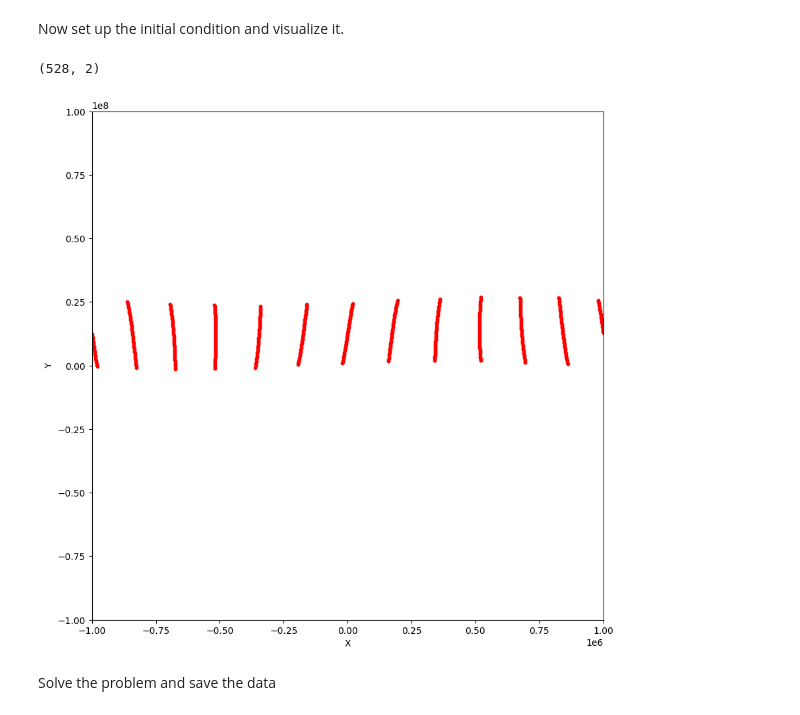
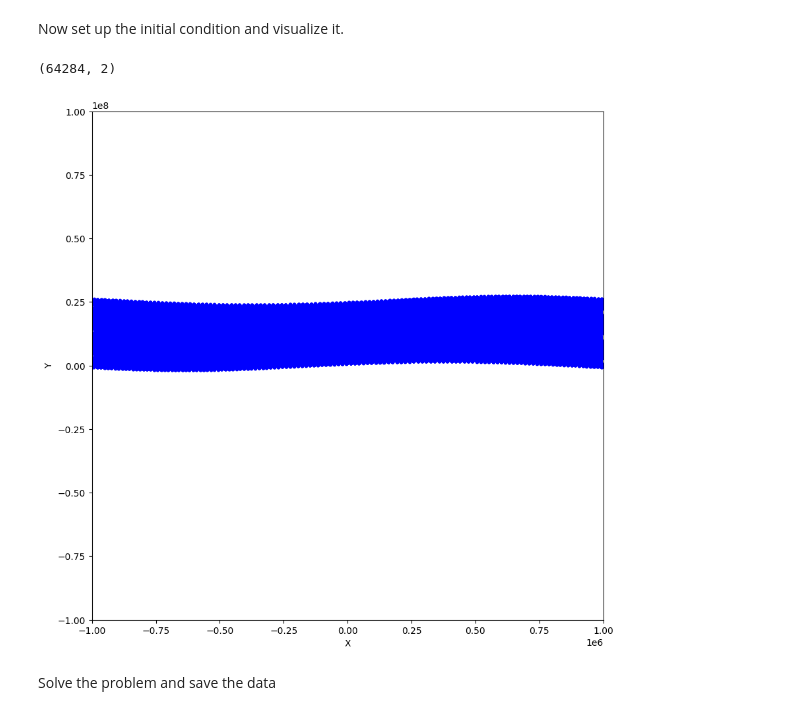
Before and after one commit to thelavier/2DIncompressibleSG, a Jupyter notebook: RunCode.ipynb, the cells around one changed output. Saved outputs shown, nothing was run; the diff lists cells and outputs as text; code cells hidden in the pictures.

Commit message:
Saving plots

```diff
--- a/RunCode.ipynb
+++ b/RunCode.ipynb
@@ -37,37 +37,37 @@ th0 = 3e+2 # reference potential temperature
 L = 1e+6 # half-domain length
 H = np.nan # domain height (will be redefined to set parameter regime as stable) for unstable and stable initial conditions
 # H = 1e+4 # domain height for Visram and Cullen initial conditions
 N = 5e-3 # bouyancy frequency
 a = -7.5 # amplitude of perturbation for stable and unstable initial conditions
 # a = 0.25 # amplitude of perturbation for Visram and Cullen initial conditions
 timescale = g * s / f / th0
 
 # Simulation parameters for physical initial conditions
 
-numCols = 6 # desired number of columns of seeds for stable and unstable inititial conditions (66 = 64284)
+numCols = 66 # desired number of columns of seeds for stable and unstable inititial conditions (66 = 64284)
 # numCols = 7 # desired number of columns of seeds for Visram and Cullen initial conditions
 
 #Initialize physical initial condition
 
 Z0, box = ic.create_inital('unstable', g, s, f, th0, L, H, N, a, numCols, periodic_x, periodic_y)
 
 print(np.shape(Z0))
 
 #Plot the initial condition
 
 fig = plt.figure()
 fig.set_size_inches(10, 10, True)
 ax = fig.add_subplot()
-ax.scatter(Z0[:,0], Z0[:,1], color= 'red', s = 10)
+ax.scatter(Z0[:,0], Z0[:,1], color= 'blue', s = 10)
 ax.set_xlim([-1 * 10 ** 6, 1 * 10 ** 6])
 ax.set_ylim([-1 * 10 ** 8, 1 * 10 ** 8])
 ax.set_xlabel('X')
 ax.set_ylabel('Y')
 
 plt.show()
 # %% [output]
-(528, 2)
+(64284, 2)
-[figure, old version]
+[figure, new version]
 # %% [markdown]
 Solve the problem and save the data
 # %%
```
Also changed, not shown: parts of 9 cells of this notebook.
